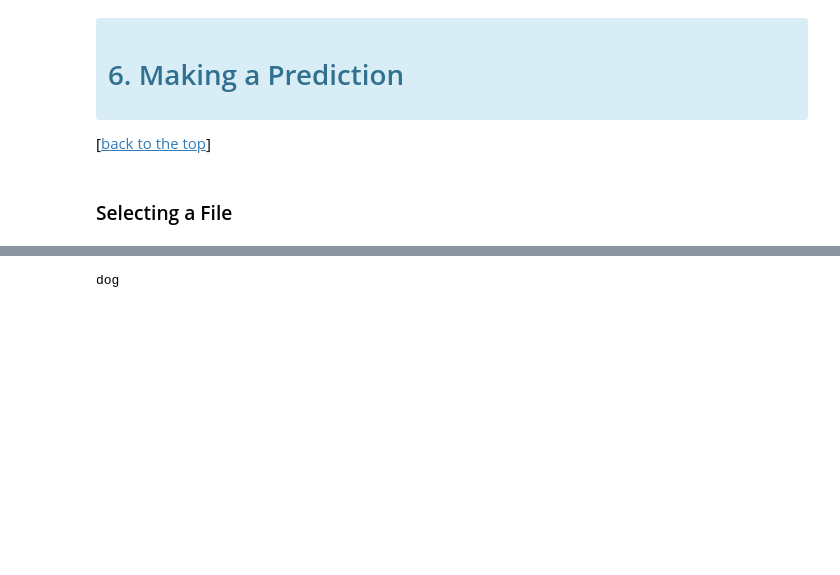
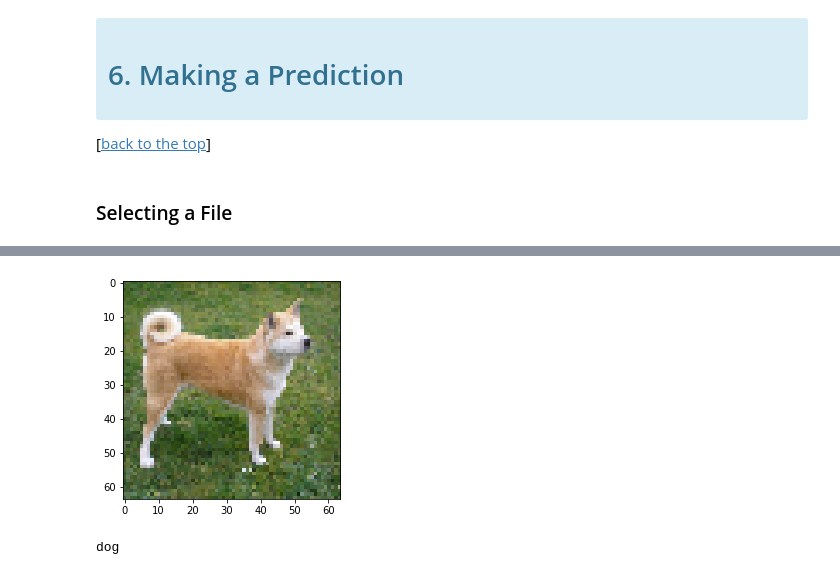
Before and after one commit to saulventura/CNN-Image-Classifier, a Jupyter notebook: convolutional_neural_network.ipynb, the cells around one changed output, grey strips where cells are left out. Saved outputs shown, nothing was run; the diff lists cells and outputs as text; code cells hidden in the pictures; blank space fills up the shorter version.

```diff
--- a/convolutional_neural_network.ipynb
+++ b/convolutional_neural_network.ipynb
@@ -191,4 +235,13 @@ display(fileselect)
 [interactive output not drawn]
 # %%
 files = fileselect.files
+# %%
+import numpy as np
+from keras.preprocessing import image
+test_image = image.load_img(files[0], target_size = (64, 64))
+
+plt.imshow(test_image)
+plt.show()
+# %% [output]
+[figure, added]
 # %%
```
Also changed, not shown: parts of 12 cells of this notebook.
